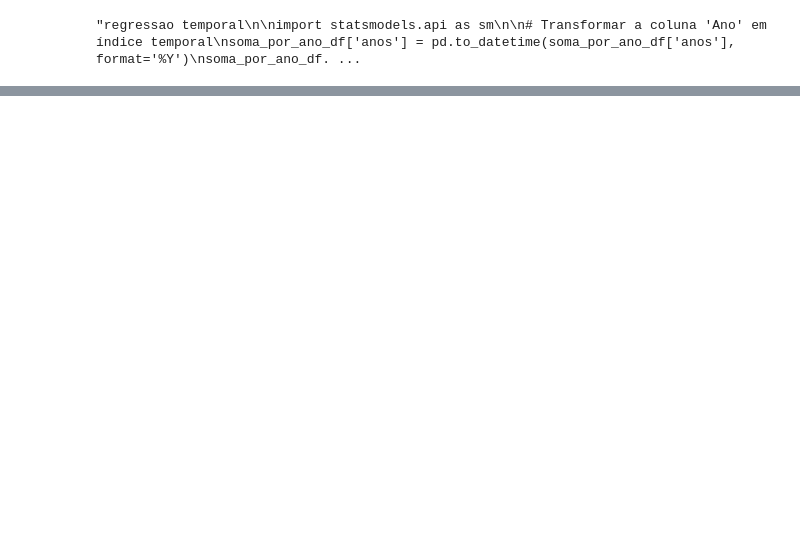
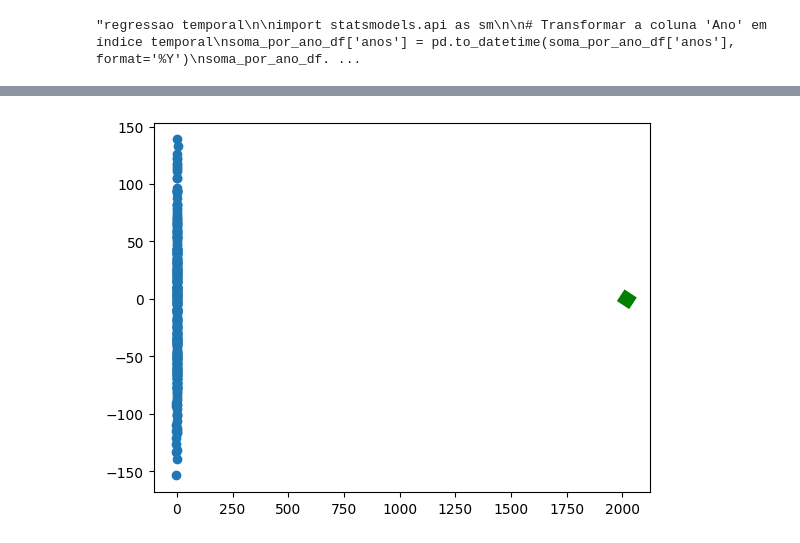
Before and after one commit to alyssonrafael/Project_bigdata, a Jupyter notebook: codigo_principal.ipynb, the cells around one changed output, grey strips where cells are left out. Cells and saved outputs as stored; diff of their text form; code cells hidden in the pictures; blank space fills up the shorter version.

Commit message:
padronização e normalização

```diff
--- a/codigo_principal.ipynb
+++ b/codigo_principal.ipynb
@@ -121,3 +137,12 @@ print(df['ano'])
 99998    2018
 99999    2018
 Name: ano, Length: 100000, dtype: object
+# %%
+
+# esse primeiro serve para converter todas a virgulas em pontos as vezes ele da erro i e so descomentar ou comentar
+df['subtotal'] = df['subtotal'].str.replace(',', '.')
+#fazendo uma conversao para todos da coluna subtotal ficar em float
+df['subtotal'] = df['subtotal'].astype(float).round(2)
+
+# Imprime o DataFrame atualizado
+print(df['subtotal'])
@@ -141,6 +179,6 @@ Name: subtotal, dtype: float64
 #coloca a coluna anos no soma_por_ano_df
 anos = [2016, 2017, 2018]
 
-soma_por_ano_df["anos"] = anos
+soma_por_ano["ano"] = anos
 
-soma_por_ano_df
+soma_por_ano_df = soma_por_ano
@@ -249,0 +294,8 @@ print(previsao)
+# %%
+#padronização
+
+scaler = StandardScaler()
+
+valor_padronizado = scaler.fit_transform(soma_por_ano_df["subtotal"].values.reshape(-1,1))
+
+valor_padronizado
@@ -249,0 +306,17 @@ print(previsao)
+# %%
+from sklearn.linear_model import LinearRegression
+
+# Separar as variáveis independentes (Ano) e a variável dependente (Valor)
+X = soma_por_ano_df[{"anos":[2016,2017]}]
+Y = valor_padronizado
+
+# Criar e ajustar um modelo de regressão linear
+modelo = LinearRegression()
+modelo.fit(X, Y)
+
+# Fazer previsões com base no modelo ajustado
+X_novo = pd.DataFrame({'anos': [2018, 2019,2020,2021]})
+previsao = modelo.predict(X_novo)
+
+# Exibir as previsões
+print(previsao)
@@ -249,0 +329,6 @@ print(previsao)
+# %%
+plt.scatter(x,y)
+plt.plot(X_novo,modelo.predict(X_novo),color='green',linewidth=10)
+plt.show()
+# %% [output]
+[figure, added]
```
Also changed, not shown: parts of 14 cells of this notebook.
